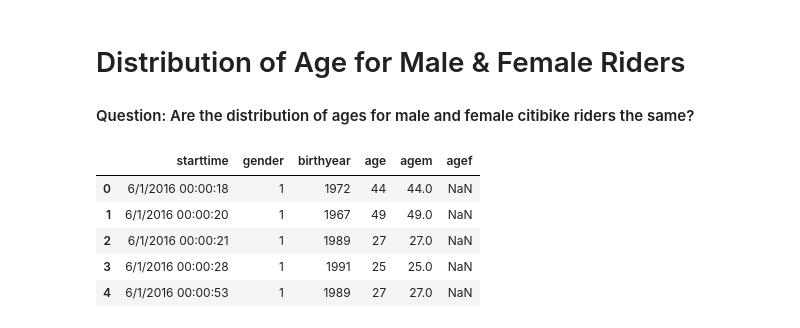
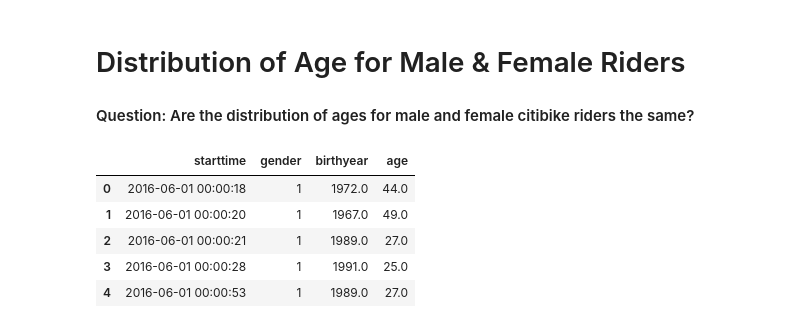
Before and after one commit to jvani/PUI2016_jmv423, a Jupyter notebook: HW4_jmv423/Assignment4_jmv423.ipynb, the cells around one changed output. Saved outputs shown, nothing was run; the diff lists cells and outputs as text; code cells hidden in the pictures.

```diff
--- a/HW4_jmv423/Assignment4_jmv423.ipynb
+++ b/HW4_jmv423/Assignment4_jmv423.ipynb
@@ -3,10 +3,18 @@ import matplotlib.pylab as pl
 import pandas as pd
 import numpy as np
 import os
+import scipy.stats
+from scipy import signal
+from urllib import urlopen
+from zipfile import ZipFile
+from StringIO import StringIO
 %matplotlib inline
 
-#dfapril = pd.read_csv("/Users/JordanVani/Documents/NYU/PUI/PUI2016_jmv423/HW4_jmv423/201604-citibike-tripdata.csv")
-#dfmay = pd.read_csv("/Users/JordanVani/Documents/NYU/PUI/PUI2016_jmv423/HW4_jmv423/201605-citibike-tripdata.csv")
-dfjune = pd.read_csv("/Users/JordanVani/Documents/NYU/PUI/PUI2016_jmv423/HW4_jmv423/201606-citibike-tripdata.csv")
-frames = [dfjune]
-df = pd.concat(frames)
+#Loading citibike data.
+url = urlopen("https://s3.amazonaws.com/tripdata/201606-citibike-tripdata.zip").read()
+unzip = ZipFile(StringIO(url))
+data =  unzip.open('201606-citibike-tripdata.csv')
+df = pd.read_csv(data)
+df.head()
+
+#df = pd.read_csv("/Users/JordanVani/Documents/NYU/PUI/PUI2016_jmv423/HW4_jmv423/201606-citibike-tripdata.csv")
@@ -34,15 +31,16 @@ State the result in terms of rejection of the Null.
 # %%
 df1 = df[['starttime', 'gender', 'birth year']].copy()
 df1 = df1.rename(columns = {'birth year' : 'birthyear'})
 df1['age'] = 2016 - df1.birthyear
-df1['agem'] = np.where(df['gender'] == 1, df1['age'], 'NaN')
-df1['agef'] = np.where(df['gender'] == 2, df1['age'], 'NaN')
 df1.dropna(0, 'any', inplace = True)
+df1.starttime = pd.to_datetime(df1.starttime, infer_datetime_format = True)
+male = df1.query('gender == 1')
+female = df1.query('gender == 2')
 df1.head()
 # %% [output]
-|  | starttime | gender | birthyear | age | agem | agef |
-| 0 | 6/1/2016 00:00:18 | 1 | 1972 | 44 | 44.0 | NaN |
-| 1 | 6/1/2016 00:00:20 | 1 | 1967 | 49 | 49.0 | NaN |
-| 2 | 6/1/2016 00:00:21 | 1 | 1989 | 27 | 27.0 | NaN |
-| 3 | 6/1/2016 00:00:28 | 1 | 1991 | 25 | 25.0 | NaN |
-| 4 | 6/1/2016 00:00:53 | 1 | 1989 | 27 | 27.0 | NaN |
+|  | starttime | gender | birthyear | age |
+| 0 | 2016-06-01 00:00:18 | 1 | 1972.0 | 44.0 |
+| 1 | 2016-06-01 00:00:20 | 1 | 1967.0 | 49.0 |
+| 2 | 2016-06-01 00:00:21 | 1 | 1989.0 | 27.0 |
+| 3 | 2016-06-01 00:00:28 | 1 | 1991.0 | 25.0 |
+| 4 | 2016-06-01 00:00:53 | 1 | 1989.0 | 27.0 |
```
Also changed, not shown: parts of 16 cells of this notebook, 1 other file.
